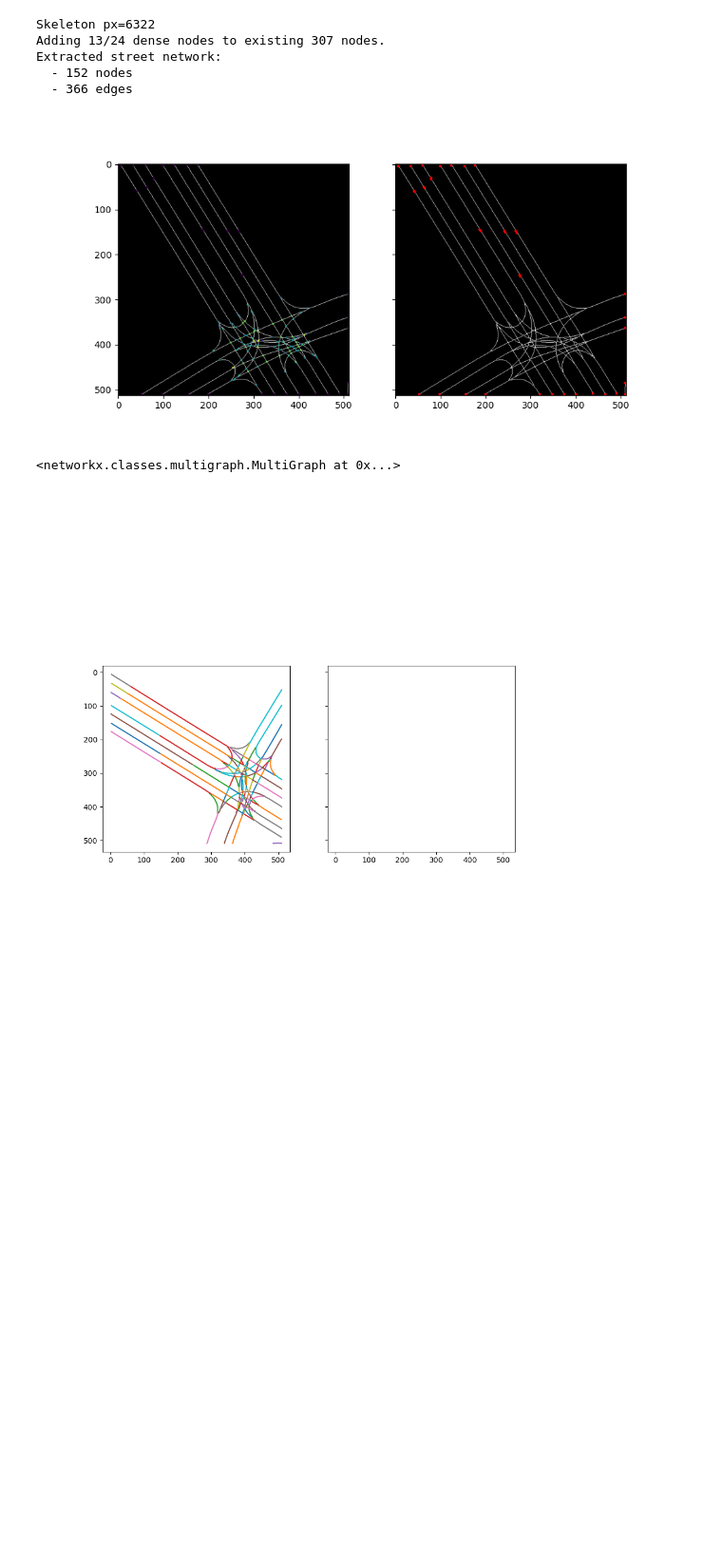
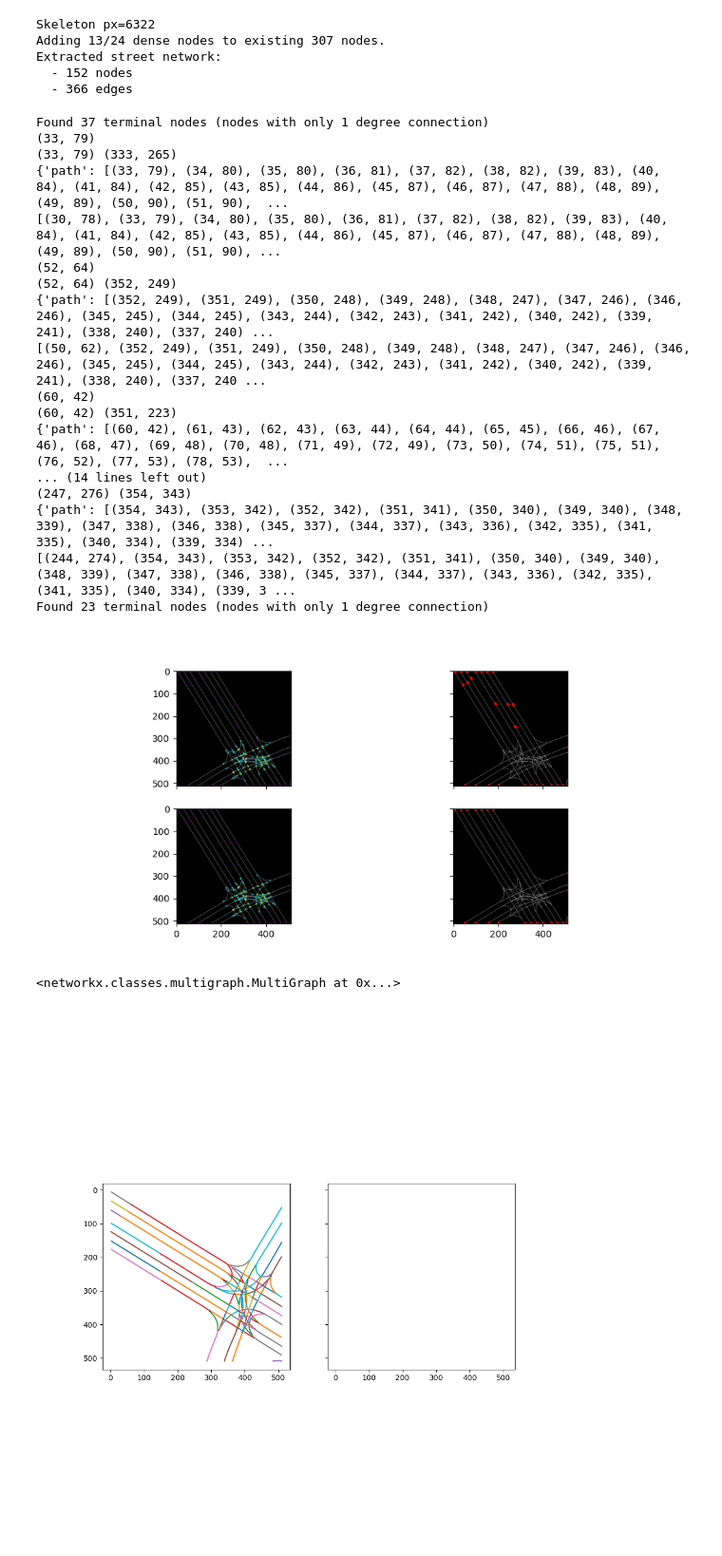
Before and after one commit to Excitablecell/extract-raster-network, a Jupyter notebook: extract_lanes.ipynb, the cells around one changed output. Shown: that part at 95% size. Saved outputs shown, nothing was run; the diff lists cells and outputs as text; code cells hidden in the pictures; blank space fills up the shorter version.

Commit message:
feat: connect_small_gaps

```diff
--- a/extract_lanes.ipynb
+++ b/extract_lanes.ipynb
@@ -51,55 +51,91 @@ def generate_frenet_frame(xs: np.ndarray, ys: np.ndarray):
     ref_rk = [cubic_spline.calc_curvature(i_s) for i_s in s]
     return cubic_spline, np.column_stack((ref_xy, ref_yaw, ref_rk))
 
-def connect_small_gaps(graph: nx.Graph, nodes: np.ndarray, thresh: int=4) -> nx.Graph:
-    gap_pairs = []
-    for n1 in nodes:
-        for n2 in nodes:
-            if n1 != n2:
-                dist = np.hypot(n1[0] - n2[0], n1[1] - n2[1])
-                if dist <= thresh:
-                    gap_pairs.append([n1, n2])
+def connect_small_gaps(graph: nx.Graph, nodes: list[tuple], thresh: int=4) -> nx.Graph:
+    for i, n1 in enumerate(nodes):
+        for j, n2 in enumerate(nodes[i+1:]):
+            dist = np.hypot(n1[0] - n2[0], n1[1] - n2[1])
+            if dist <= thresh:
+                print(n2)
+                n2, n2_neighbour, k = list(graph.edges(n2, keys=True))[0]
+                print(n2, n2_neighbour)
 
+                e2 = graph[n2][n2_neighbour][k]
+                print(e2)
 
-    # nodes_neighbors = nx.neighbors(graph, node)
+                e2_path = e2['path']
+                e2_path.insert(0, n1)
+                print(e2_path)
+
+                graph.remove_edge(n2, n2_neighbour)
+                graph.add_edge(n1, n2_neighbour, path=e2_path, d=len(e2_path) - 1)
+                break
 
     return graph
 
-def find_terminal_nodes(graph: nx.Graph) -> np.ndarray:
-    nodes_terminal = np.array([(node[0], node[1], i) for i, (node, degree) in enumerate(graph.degree) if degree == 1], dtype=float)
-    print(f'Found {nodes_terminal.shape[0]} terminal nodes (nodes with only 1 degree connection)')
+def find_terminal_nodes(graph: nx.Graph) -> list[tuple]:
+    nodes_terminal = [(node[0], node[1]) for (node, degree) in graph.degree if degree == 1]
+    print(f'Found {len(nodes_terminal)} terminal nodes (nodes with only 1 degree connection)')
 
     return nodes_terminal
 
 
 def connect_terminal_nodes(graph: nx.Graph) -> nx.Graph:
 
-    fig, axes = plt.subplots(1, 2, figsize=(10, 5), sharex=True, sharey=True)
+    fig, axes = plt.subplots(2, 2, figsize=(10, 5), sharex=True, sharey=True)
     axes = axes.ravel()
 
     nodes = np.array([node for (node, degree) in graph.degree()], dtype=float)
     degrees = np.array([degree for (node, degree) in graph.degree()], dtype=float)
 
     nodes_terminal = find_terminal_nodes(graph)
+    graph = connect_small_gaps(graph, nodes_terminal, thresh=8)
 
     axes[0].imshow(skel, cmap='gray')
     axes[0].scatter(nodes[:, 1], nodes[:, 0], c=degrees, s=1)
 
+    nodes_terminal = np.array(nodes_terminal)
     axes[1].imshow(skel, cmap='gray')
     axes[1].scatter(nodes_terminal[:, 1], nodes_terminal[:, 0], c='red', s=3)
 
+    axes[2].imshow(skel, cmap='gray')
+    axes[2].scatter(nodes[:, 1], nodes[:, 0], c=degrees, s=1)
+
+    nodes_terminal = find_terminal_nodes(graph)
+    nodes_terminal = np.array(nodes_terminal)
+    axes[3].imshow(skel, cmap='gray')
+    axes[3].scatter(nodes_terminal[:, 1], nodes_terminal[:, 0], c='red', s=3)
+
     axes[0].set_aspect('equal')
     axes[1].set_aspect('equal')
+    axes[2].set_aspect('equal')
+    axes[3].set_aspect('equal')
 
     plt.show()
 
     return graph
 
-
 connect_terminal_nodes(graph)
 # %% [output]
+Found 37 terminal nodes (nodes with only 1 degree connection)
+(33, 79)
+(33, 79) (333, 265)
+{'path': [(33, 79), (34, 80), (35, 80), (36, 81), (37, 82), (38, 82), (39, 83), (40, 84), (41, 84), (42, 85), (43, 85), (44, 86), (45, 87), (46, 87), (47, 88), (48, 89), (49, 89), (50, 90), (51, 90),  ...
+[(30, 78), (33, 79), (34, 80), (35, 80), (36, 81), (37, 82), (38, 82), (39, 83), (40, 84), (41, 84), (42, 85), (43, 85), (44, 86), (45, 87), (46, 87), (47, 88), (48, 89), (49, 89), (50, 90), (51, 90), ...
+(52, 64)
+(52, 64) (352, 249)
+{'path': [(352, 249), (351, 249), (350, 248), (349, 248), (348, 247), (347, 246), (346, 246), (345, 245), (344, 245), (343, 244), (342, 243), (341, 242), (340, 242), (339, 241), (338, 240), (337, 240) ...
+[(50, 62), (352, 249), (351, 249), (350, 248), (349, 248), (348, 247), (347, 246), (346, 246), (345, 245), (344, 245), (343, 244), (342, 243), (341, 242), (340, 242), (339, 241), (338, 240), (337, 240 ...
+(60, 42)
+(60, 42) (351, 223)
+{'path': [(60, 42), (61, 43), (62, 43), (63, 44), (64, 44), (65, 45), (66, 46), (67, 46), (68, 47), (69, 48), (70, 48), (71, 49), (72, 49), (73, 50), (74, 51), (75, 51), (76, 52), (77, 53), (78, 53),  ...
+... (14 lines left out)
+(247, 276) (354, 343)
+{'path': [(354, 343), (353, 342), (352, 342), (351, 341), (350, 340), (349, 340), (348, 339), (347, 338), (346, 338), (345, 337), (344, 337), (343, 336), (342, 335), (341, 335), (340, 334), (339, 334) ...
+[(244, 274), (354, 343), (353, 342), (352, 342), (351, 341), (350, 340), (349, 340), (348, 339), (347, 338), (346, 338), (345, 337), (344, 337), (343, 336), (342, 335), (341, 335), (340, 334), (339, 3 ...
+Found 23 terminal nodes (nodes with only 1 degree connection)
-[figure, old version]
+[figure, new version]
-<networkx.classes.multigraph.MultiGraph at 0x...>
+<networkx.classes.multigraph.MultiGraph at 0x...>
 # %%
 def plot_polylines(polylines: list) -> None:
     fig, axes = plt.subplots(1, 2, figsize=(10, 10), sharex=True, sharey=True)
```
